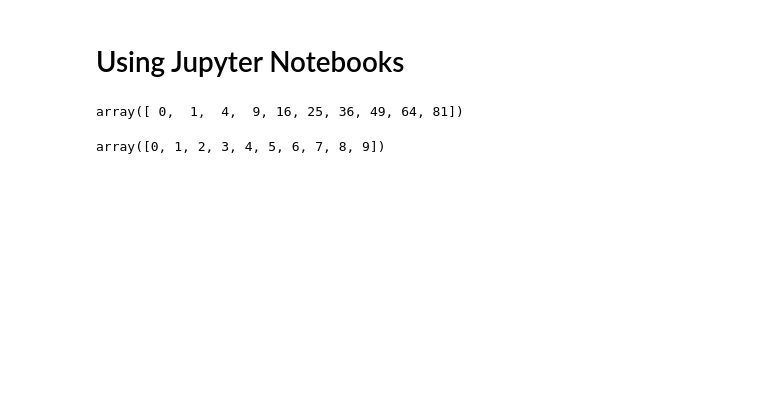
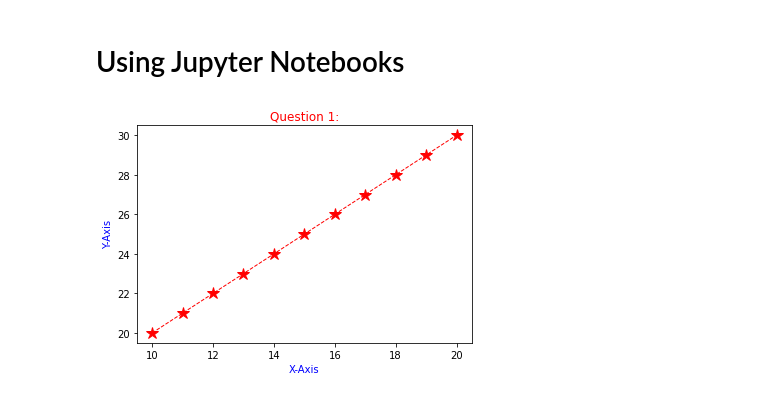
Before and after one commit to AISWARYAR2001/Assignment-day1, a Jupyter notebook: Copy_of_Using_Jupyter_Notebooks.ipynb, the cells around one changed output. Cells and saved outputs as stored; diff of their text form; code cells hidden in the pictures; blank space fills up the shorter version.

```diff
--- a/Copy_of_Using_Jupyter_Notebooks.ipynb
+++ b/Copy_of_Using_Jupyter_Notebooks.ipynb
@@ -10,12 +11,11 @@ import seaborn
-# %%
-x=np.arange(0,10)
-y=x*x
-y
-# %% [output]
-array([ 0,  1,  4,  9, 16, 25, 36, 49, 64, 81])
-# %%
-x=np.arange(0,10)
-y=x*x
-x
-# %% [output]
-array([0, 1, 2, 3, 4, 5, 6, 7, 8, 9])
+# %%
+a = np.arange(10,21)
+b = np.arange(20,31)
+
+plt.title("Question 1:", color='Red')
+plt.xlabel("X-Axis", color='Blue')
+plt.ylabel("Y-Axis", color='Blue')
+plt.plot(a,b,'r*--',linewidth=1,markersize=13)
+plt.show()
+# %% [output]
+[figure, added]
```
Also changed, not shown: parts of 3 cells of this notebook.
